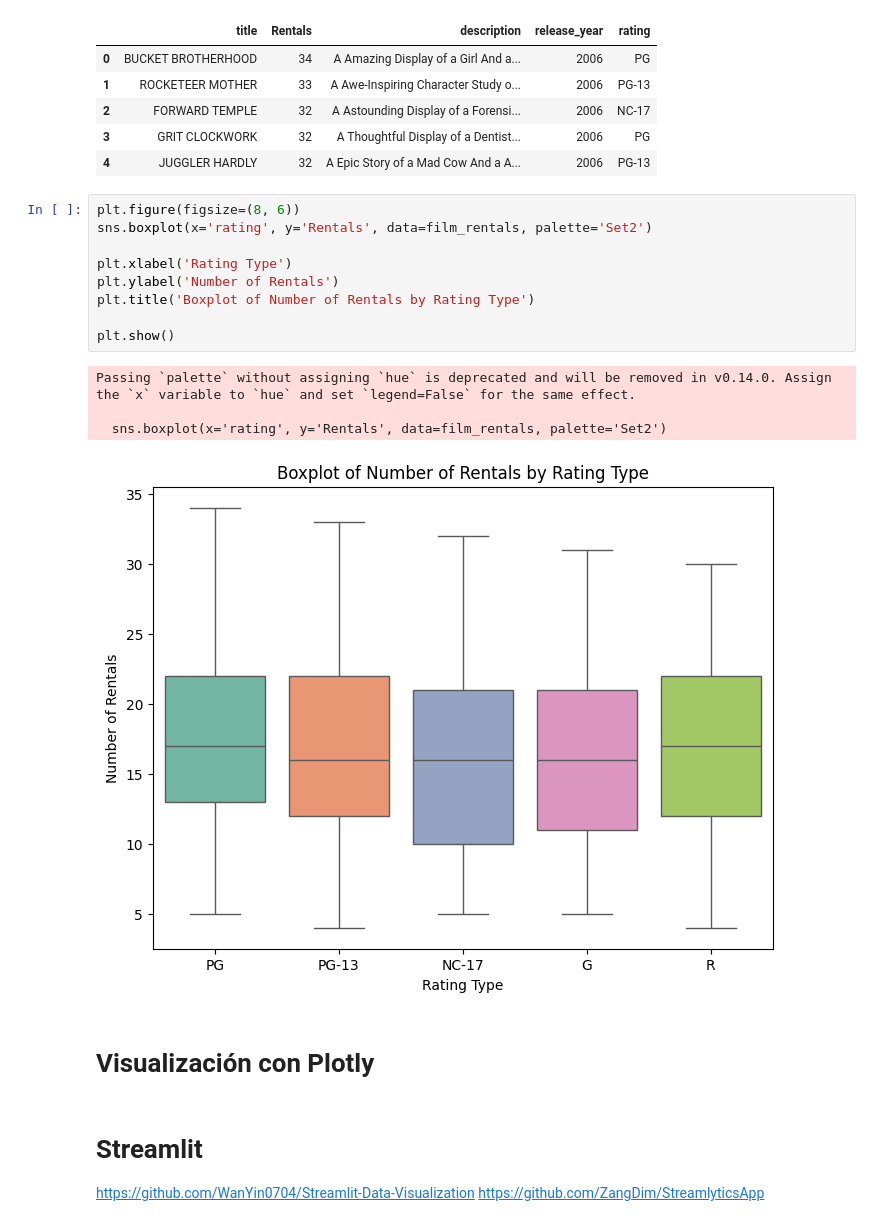
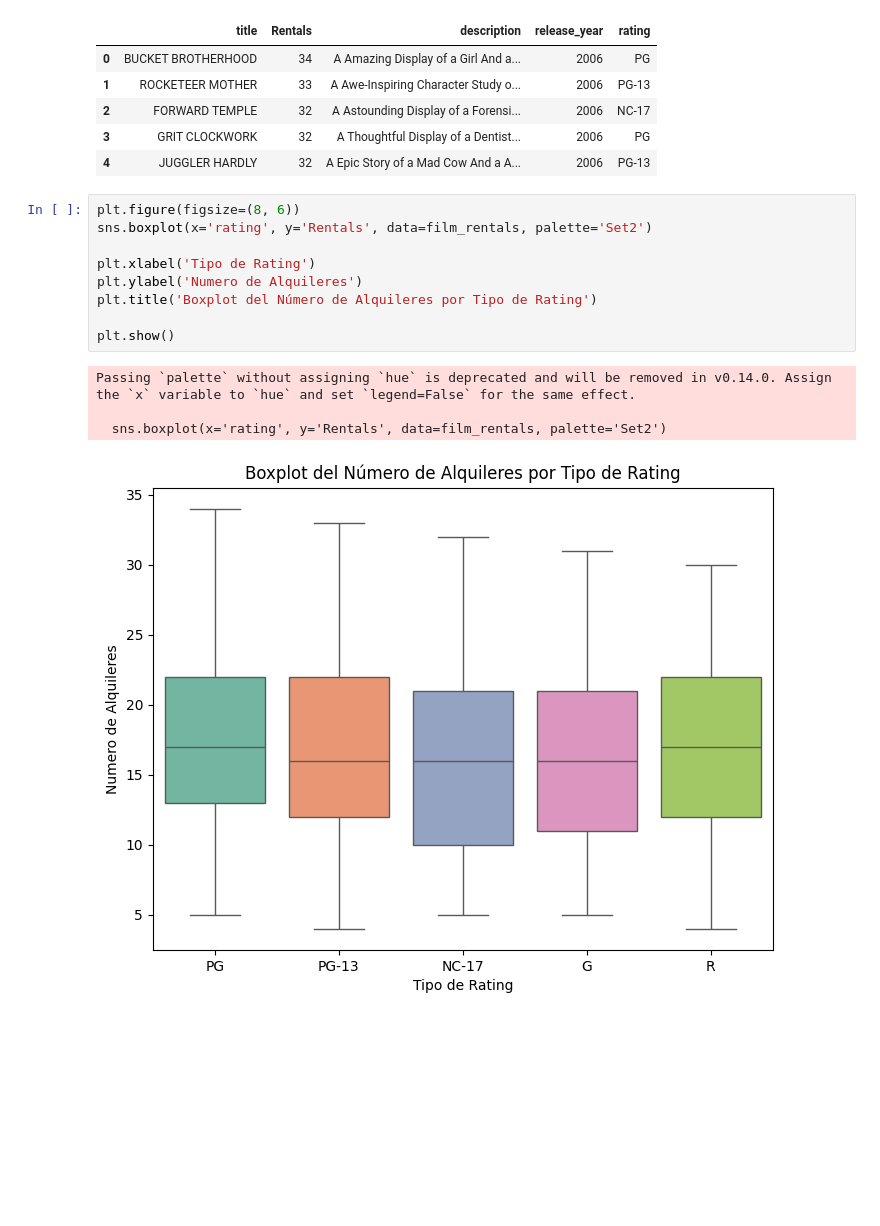
Before and after one commit to antoniosql/Intro-Python, a Jupyter notebook: Notebooks/03_02 Visualizacion.ipynb, the cells around one changed output. Saved outputs shown, nothing was run; the diff lists cells and outputs as text; blank space fills up the shorter version.

```diff
--- a/Notebooks/03_02 Visualizacion.ipynb
+++ b/Notebooks/03_02 Visualizacion.ipynb
@@ -255,21 +258,14 @@ film_rentals.head()
 # %%
 plt.figure(figsize=(8, 6))
 sns.boxplot(x='rating', y='Rentals', data=film_rentals, palette='Set2')
 
-plt.xlabel('Rating Type')
-plt.ylabel('Number of Rentals')
-plt.title('Boxplot of Number of Rentals by Rating Type')
+plt.xlabel('Tipo de Rating')
+plt.ylabel('Numero de Alquileres')
+plt.title('Boxplot del Número de Alquileres por Tipo de Rating')
 
 plt.show()
 # %% [output]
 Passing `palette` without assigning `hue` is deprecated and will be removed in v0.14.0. Assign the `x` variable to `hue` and set `legend=False` for the same effect.
 
   sns.boxplot(x='rating', y='Rentals', data=film_rentals, palette='Set2')
-[figure, old version]
+[figure, new version]
-# %% [markdown]
-# Visualización con Plotly
-# %% [markdown]
-# Streamlit
-
-https://github.com/WanYin0704/Streamlit-Data-Visualization
-https://github.com/ZangDim/StreamlyticsApp
```
Also changed, not shown: parts of 8 cells of this notebook, 10 other files.
